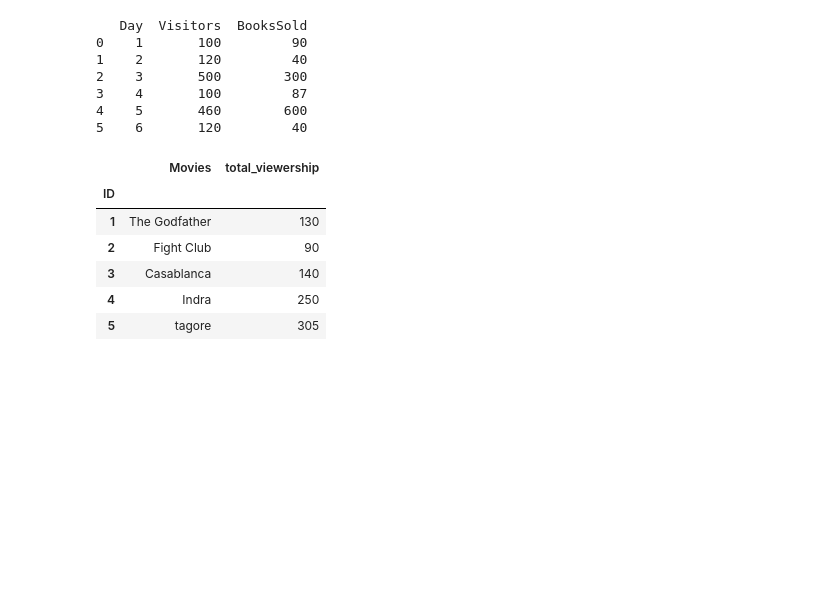
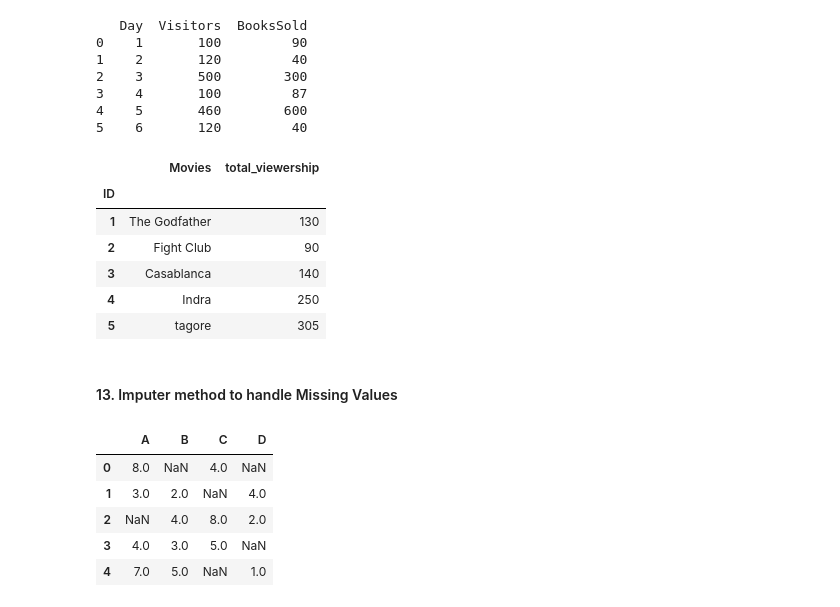
Before and after one commit to JKPradeep/DataScienceMaterial, a Jupyter notebook: 5 Library - Pandas Library/5.2 Library - Pandas - DataFrames.ipynb, the cells around one changed output. Saved outputs shown, nothing was run; the diff lists cells and outputs as text; code cells hidden in the pictures; blank space fills up the shorter version.

```diff
--- a/5 Library - Pandas Library/5.2 Library - Pandas - DataFrames.ipynb
+++ b/5 Library - Pandas Library/5.2 Library - Pandas - DataFrames.ipynb
@@ -1238,3 +1239,18 @@ df2_Mov
 | 3 | Casablanca | 140 |
 | 4 | Indra | 250 |
 | 5 | tagore | 305 |
+# %% [markdown]
+#### 13. Imputer method to handle Missing Values
+# %%
+dfi = pd.DataFrame({"A":[8,3,None,4,7],
+                    "B":[None,2,4,3,5],
+                    "C":[4,None,8,5,None],
+                    "D":[None,4,2,None,1]})
+dfi
+# %% [output]
+|  | A | B | C | D |
+| 0 | 8.0 | NaN | 4.0 | NaN |
+| 1 | 3.0 | 2.0 | NaN | 4.0 |
+| 2 | NaN | 4.0 | 8.0 | 2.0 |
+| 3 | 4.0 | 3.0 | 5.0 | NaN |
+| 4 | 7.0 | 5.0 | NaN | 1.0 |
```
Also changed, not shown: parts of 13 cells of this notebook.
